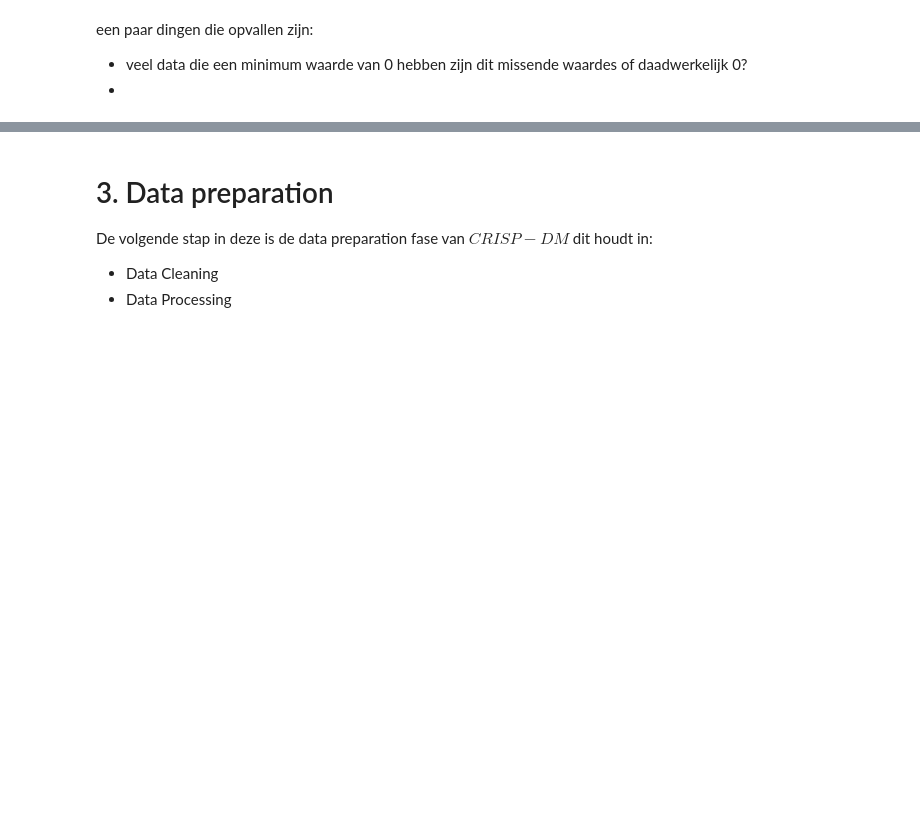
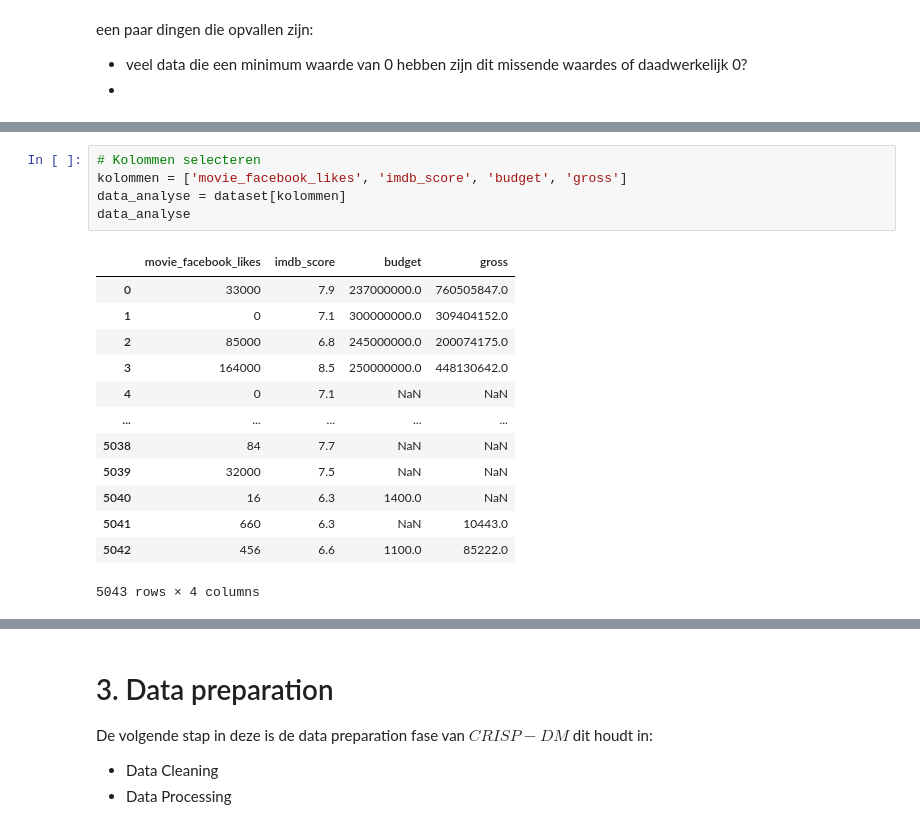
Before and after one commit to GitMathijs/CM2024-casus, a Jupyter notebook: CM_casusopdracht.ipynb, the cells around one changed output, grey strips where cells are left out. Cells and saved outputs as stored; diff of their text form; blank space fills up the shorter version.

```diff
--- a/CM_casusopdracht.ipynb
+++ b/CM_casusopdracht.ipynb
@@ -88,0 +99,19 @@ een paar dingen die opvallen zijn:
+# %%
+# Kolommen selecteren
+kolommen = ['movie_facebook_likes', 'imdb_score', 'budget', 'gross']
+data_analyse = dataset[kolommen]
+data_analyse
+# %% [output]
+|  | movie_facebook_likes | imdb_score | budget | gross |
+| 0 | 33000 | 7.9 | 237000000.0 | 760505847.0 |
+| 1 | 0 | 7.1 | 300000000.0 | 309404152.0 |
+| 2 | 85000 | 6.8 | 245000000.0 | 200074175.0 |
+| 3 | 164000 | 8.5 | 250000000.0 | 448130642.0 |
+| 4 | 0 | 7.1 | NaN | NaN |
+| ... | ... | ... | ... | ... |
+| 5038 | 84 | 7.7 | NaN | NaN |
+| 5039 | 32000 | 7.5 | NaN | NaN |
+| 5040 | 16 | 6.3 | 1400.0 | NaN |
+| 5041 | 660 | 6.3 | NaN | 10443.0 |
+| 5042 | 456 | 6.6 | 1100.0 | 85222.0 |
+5043 rows × 4 columns
```
Also changed, not shown: parts of 4 cells of this notebook.
